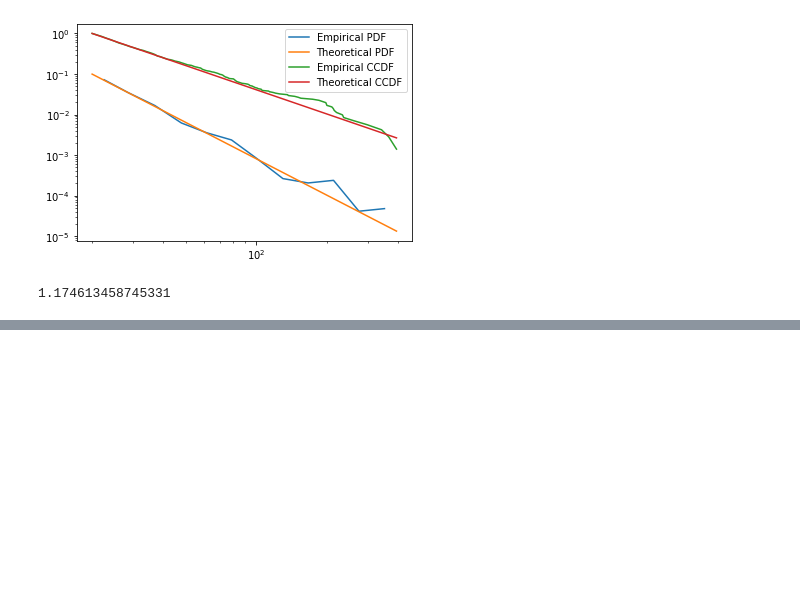
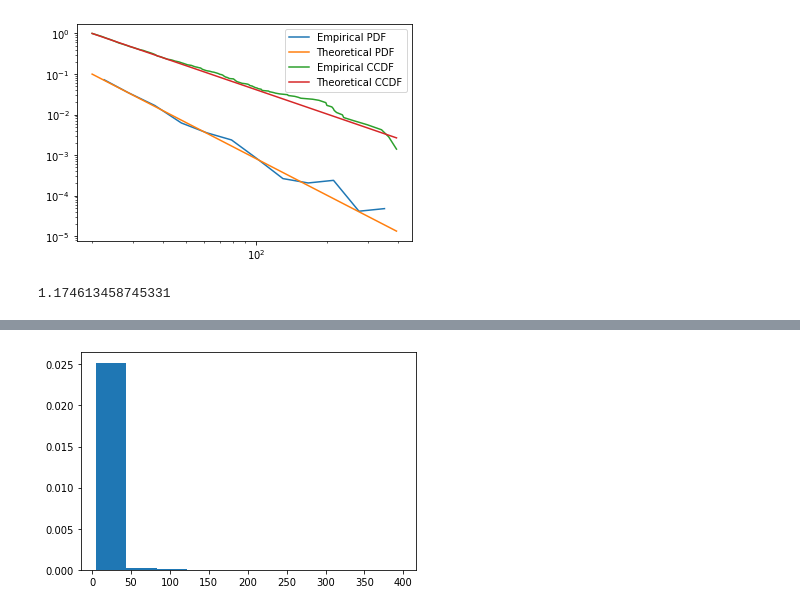
Before and after one commit to baton96/Complex-Networks, a Jupyter notebook: A2/A2.ipynb, the cells around one changed output, grey strips where cells are left out. Drawn from its saved outputs; the diff is of its cells as text; code cells hidden in the pictures; blank space fills up the shorter version.

```diff
--- a/A2/A2.ipynb
+++ b/A2/A2.ipynb
@@ -438,0 +347,13 @@ plt.show()
+# %%
+g = ig.load("BA/BAn10000m5M5.net")
+degrees = g.degree()
+degreesSize = len(degrees)
+degreesMean = sum(degrees)/degreesSize
+degreesMax = max(degrees)
+degreesMaxSqrt = int(np.sqrt(degreesMax))
+n = degreesMaxSqrt
+
+plt.hist(degrees, density=True)
+plt.show()
+# %% [output]
+[figure, added]
```
Also changed, not shown: parts of 18 cells of this notebook.
